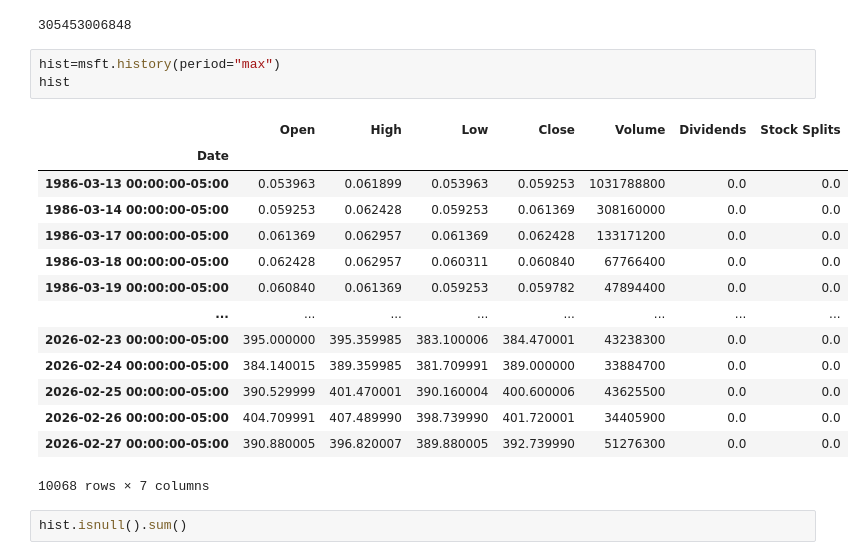
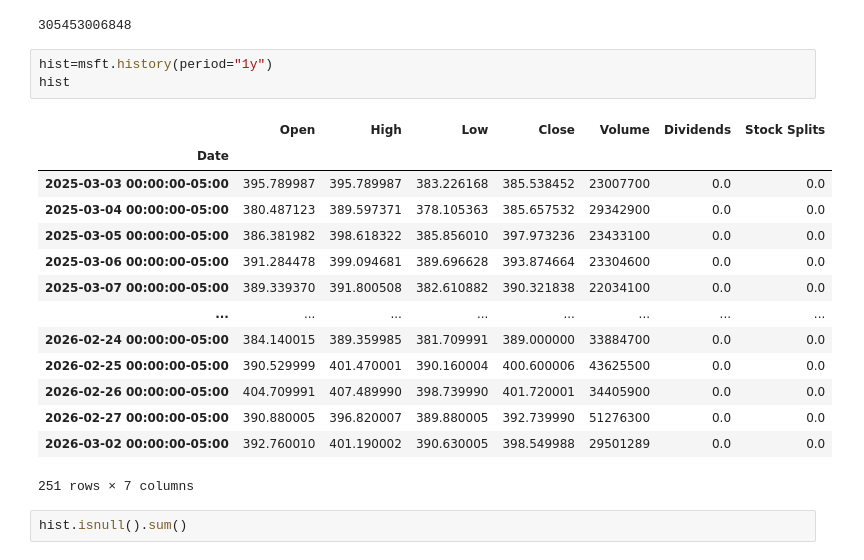
Before and after one commit to ajiteshsi/test_2, a Jupyter notebook: Sentiment.ipynb, the cells around one changed output. Saved outputs shown, nothing was run; the diff lists cells and outputs as text.

```diff
--- a/Sentiment.ipynb
+++ b/Sentiment.ipynb
@@ -28,23 +34,23 @@ info['totalRevenue']
 # %% [output]
 305453006848
 # %%
-hist=msft.history(period="max")
+hist=msft.history(period="1y")
 hist
 # %% [output]
 |  | Open | High | Low | Close | Volume | Dividends | Stock Splits |
 | Date |  |  |  |  |  |  |  |
-| 1986-03-13 00:00:00-05:00 | 0.053963 | 0.061899 | 0.053963 | 0.059253 | 1031788800 | 0.0 | 0.0 |
-| 1986-03-14 00:00:00-05:00 | 0.059253 | 0.062428 | 0.059253 | 0.061369 | 308160000 | 0.0 | 0.0 |
-| 1986-03-17 00:00:00-05:00 | 0.061369 | 0.062957 | 0.061369 | 0.062428 | 133171200 | 0.0 | 0.0 |
-| 1986-03-18 00:00:00-05:00 | 0.062428 | 0.062957 | 0.060311 | 0.060840 | 67766400 | 0.0 | 0.0 |
-| 1986-03-19 00:00:00-05:00 | 0.060840 | 0.061369 | 0.059253 | 0.059782 | 47894400 | 0.0 | 0.0 |
+| 2025-03-03 00:00:00-05:00 | 395.789987 | 395.789987 | 383.226168 | 385.538452 | 23007700 | 0.0 | 0.0 |
+| 2025-03-04 00:00:00-05:00 | 380.487123 | 389.597371 | 378.105363 | 385.657532 | 29342900 | 0.0 | 0.0 |
+| 2025-03-05 00:00:00-05:00 | 386.381982 | 398.618322 | 385.856010 | 397.973236 | 23433100 | 0.0 | 0.0 |
+| 2025-03-06 00:00:00-05:00 | 391.284478 | 399.094681 | 389.696628 | 393.874664 | 23304600 | 0.0 | 0.0 |
+| 2025-03-07 00:00:00-05:00 | 389.339370 | 391.800508 | 382.610882 | 390.321838 | 22034100 | 0.0 | 0.0 |
 | ... | ... | ... | ... | ... | ... | ... | ... |
-| 2026-02-23 00:00:00-05:00 | 395.000000 | 395.359985 | 383.100006 | 384.470001 | 43238300 | 0.0 | 0.0 |
 | 2026-02-24 00:00:00-05:00 | 384.140015 | 389.359985 | 381.709991 | 389.000000 | 33884700 | 0.0 | 0.0 |
 | 2026-02-25 00:00:00-05:00 | 390.529999 | 401.470001 | 390.160004 | 400.600006 | 43625500 | 0.0 | 0.0 |
 | 2026-02-26 00:00:00-05:00 | 404.709991 | 407.489990 | 398.739990 | 401.720001 | 34405900 | 0.0 | 0.0 |
 | 2026-02-27 00:00:00-05:00 | 390.880005 | 396.820007 | 389.880005 | 392.739990 | 51276300 | 0.0 | 0.0 |
+| 2026-03-02 00:00:00-05:00 | 392.760010 | 401.190002 | 390.630005 | 398.549988 | 29501289 | 0.0 | 0.0 |
-10068 rows × 7 columns
+251 rows × 7 columns
 # %%
 hist.isnull().sum()
 # %% [output]
```
Also changed, not shown: parts of 10 cells of this notebook.
